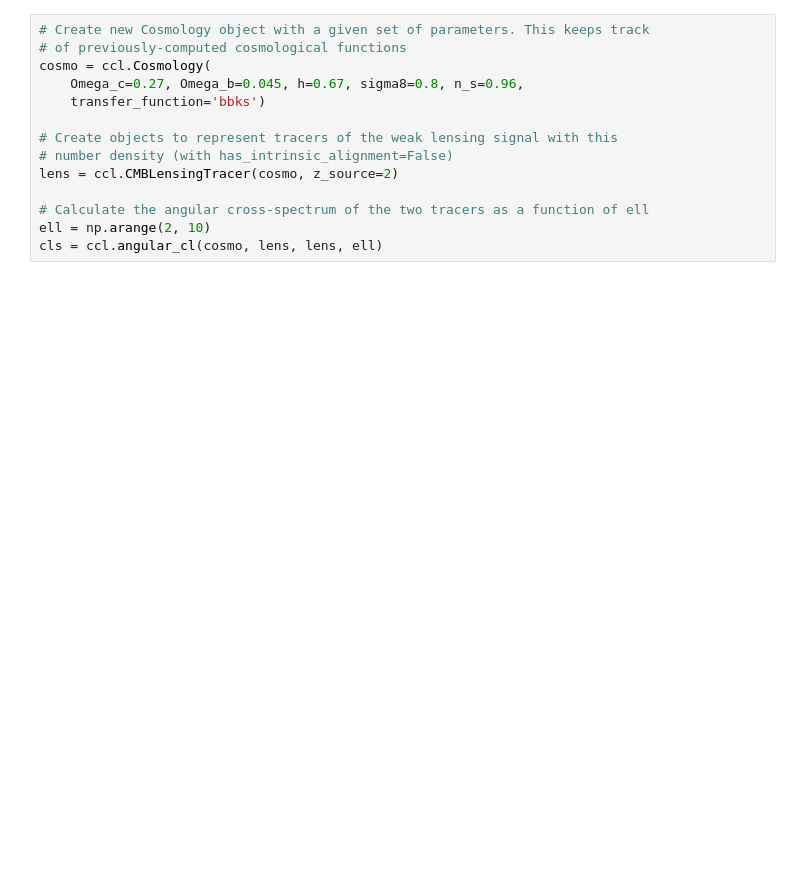
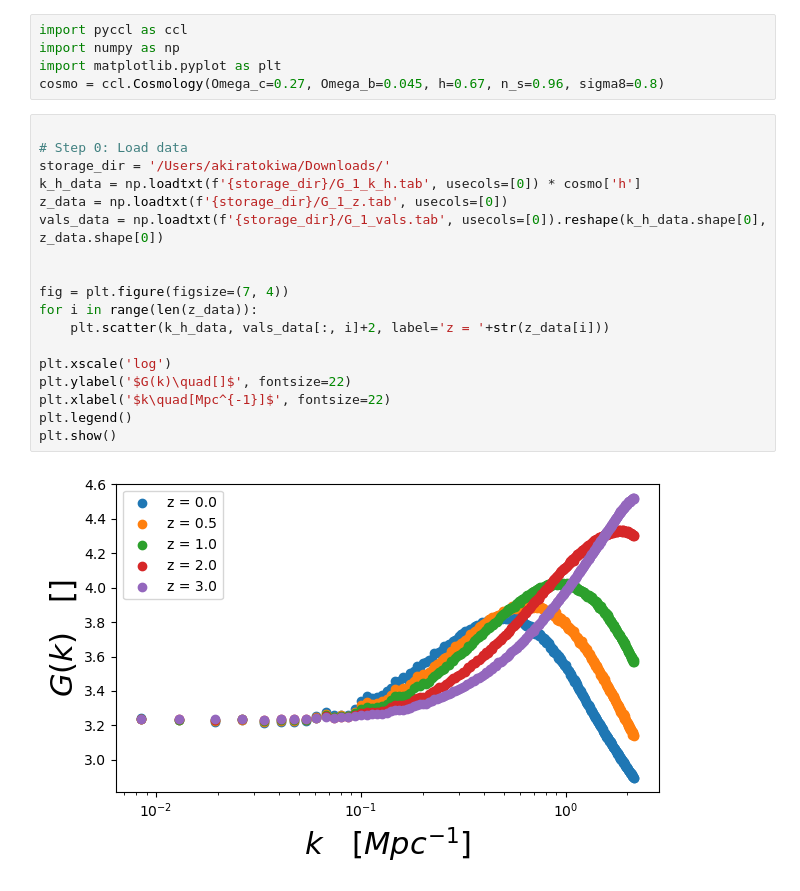
Before and after one commit to atokiwaipmu/LensingSSC, a Jupyter notebook: notebook/ssc_theory.ipynb, the cells around one changed output. Cells and saved outputs as stored; diff of their text form; blank space fills up the shorter version.

```diff
--- a/notebook/ssc_theory.ipynb
+++ b/notebook/ssc_theory.ipynb
@@ -79,14 +64,25 @@ Time for calculating kk correlation =  0.02618408203125
-# %%
-# Create new Cosmology object with a given set of parameters. This keeps track
-# of previously-computed cosmological functions
-cosmo = ccl.Cosmology(
-    Omega_c=0.27, Omega_b=0.045, h=0.67, sigma8=0.8, n_s=0.96,
-    transfer_function='bbks')
-
-# Create objects to represent tracers of the weak lensing signal with this
-# number density (with has_intrinsic_alignment=False)
-lens = ccl.CMBLensingTracer(cosmo, z_source=2)
-
-# Calculate the angular cross-spectrum of the two tracers as a function of ell
-ell = np.arange(2, 10)
-cls = ccl.angular_cl(cosmo, lens, lens, ell)
+# %%
+import pyccl as ccl
+import numpy as np
+import matplotlib.pyplot as plt
+cosmo = ccl.Cosmology(Omega_c=0.27, Omega_b=0.045, h=0.67, n_s=0.96, sigma8=0.8)
+# %%
+
+# Step 0: Load data
+storage_dir = '/Users/akiratokiwa/Downloads/'
+k_h_data = np.loadtxt(f'{storage_dir}/G_1_k_h.tab', usecols=[0]) * cosmo['h']
+z_data = np.loadtxt(f'{storage_dir}/G_1_z.tab', usecols=[0])
+vals_data = np.loadtxt(f'{storage_dir}/G_1_vals.tab', usecols=[0]).reshape(k_h_data.shape[0], z_data.shape[0])
+
+
+fig = plt.figure(figsize=(7, 4))
+for i in range(len(z_data)):
+    plt.scatter(k_h_data, vals_data[:, i]+2, label='z = '+str(z_data[i]))
+
+plt.xscale('log')
+plt.ylabel('$G(k)\quad[]$', fontsize=22)
+plt.xlabel('$k\quad[Mpc^{-1}]$', fontsize=22)
+plt.legend()
+plt.show()
+# %% [output]
+[figure, added]
```
Also changed, not shown: parts of 32 cells of this notebook, 1 other file.
